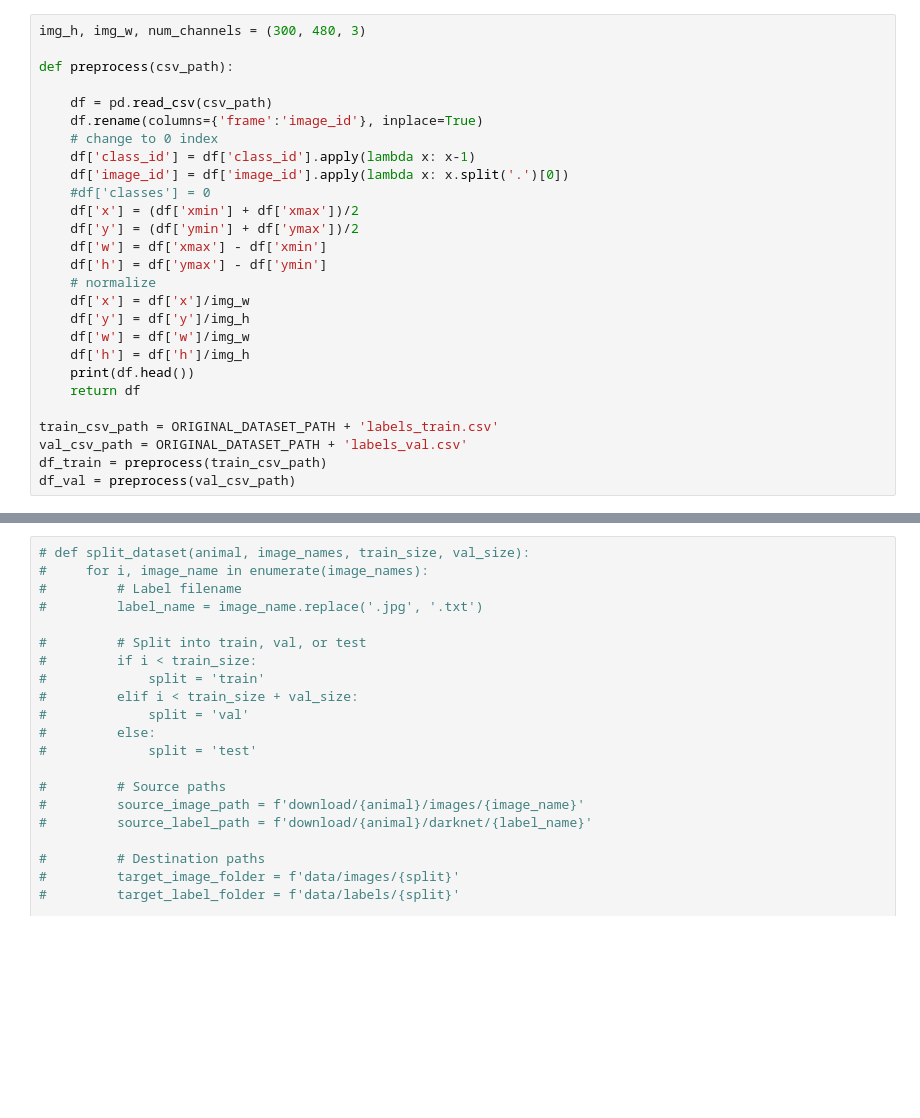
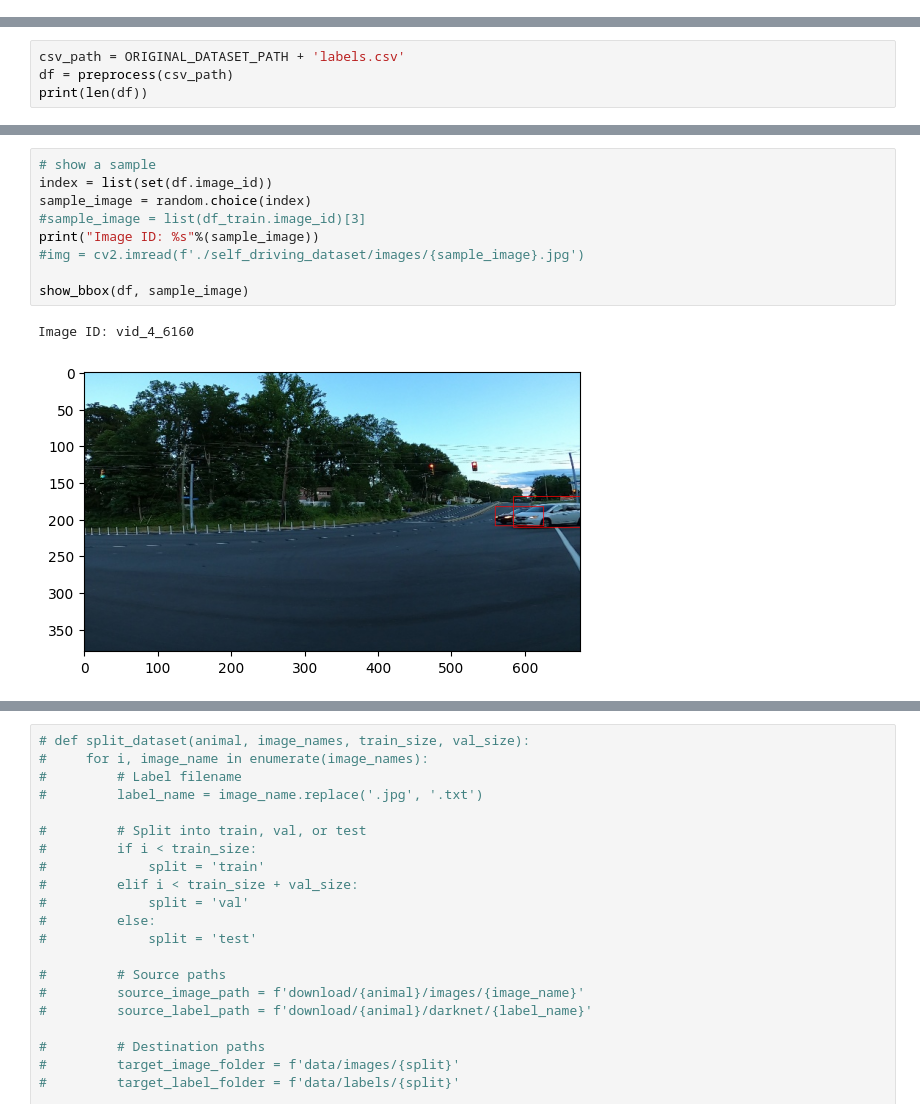
Before and after one commit to junbo-huang/CSC2503-project, a Jupyter notebook: prepare_data.ipynb, the cells around one changed output, grey strips where cells are left out. Drawn from its saved outputs; the diff is of its cells as text; blank space fills up the shorter version.

```diff
--- a/prepare_data.ipynb
+++ b/prepare_data.ipynb
@@ -45,27 +51,0 @@ print(dataset_size)
-# %%
-img_h, img_w, num_channels = (300, 480, 3)
-
-def preprocess(csv_path):
-
-    df = pd.read_csv(csv_path)
-    df.rename(columns={'frame':'image_id'}, inplace=True)
-    # change to 0 index
-    df['class_id'] = df['class_id'].apply(lambda x: x-1)
-    df['image_id'] = df['image_id'].apply(lambda x: x.split('.')[0])
-    #df['classes'] = 0
-    df['x'] = (df['xmin'] + df['xmax'])/2
-    df['y'] = (df['ymin'] + df['ymax'])/2
-    df['w'] = df['xmax'] - df['xmin']
-    df['h'] = df['ymax'] - df['ymin']
-    # normalize
-    df['x'] = df['x']/img_w
-    df['y'] = df['y']/img_h
-    df['w'] = df['w']/img_w
-    df['h'] = df['h']/img_h
-    print(df.head())
-    return df
-
-train_csv_path = ORIGINAL_DATASET_PATH + 'labels_train.csv'
-val_csv_path = ORIGINAL_DATASET_PATH + 'labels_val.csv'
-df_train = preprocess(train_csv_path)
-df_val = preprocess(val_csv_path)
@@ -186,0 +178,4 @@ clear_output()
+# %%
+csv_path = ORIGINAL_DATASET_PATH + 'labels.csv'
+df = preprocess(csv_path)
+print(len(df))
@@ -186,0 +197,12 @@ clear_output()
+# %%
+# show a sample
+index = list(set(df.image_id))
+sample_image = random.choice(index)
+#sample_image = list(df_train.image_id)[3]
+print("Image ID: %s"%(sample_image))
+#img = cv2.imread(f'./self_driving_dataset/images/{sample_image}.jpg')
+
+show_bbox(df, sample_image)
+# %% [output]
+Image ID: vid_4_6160
+[figure, added]
```
Also changed, not shown: parts of 16 cells of this notebook, 6 other files.
